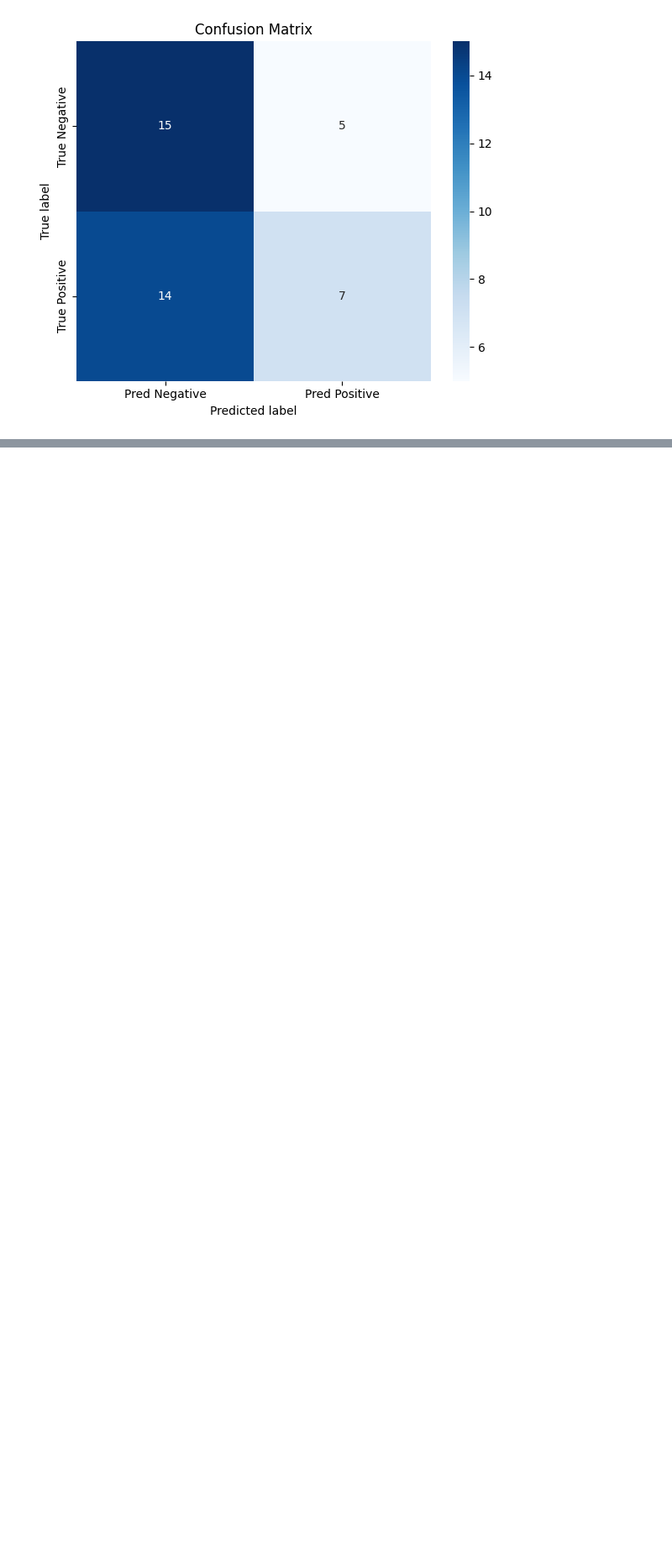
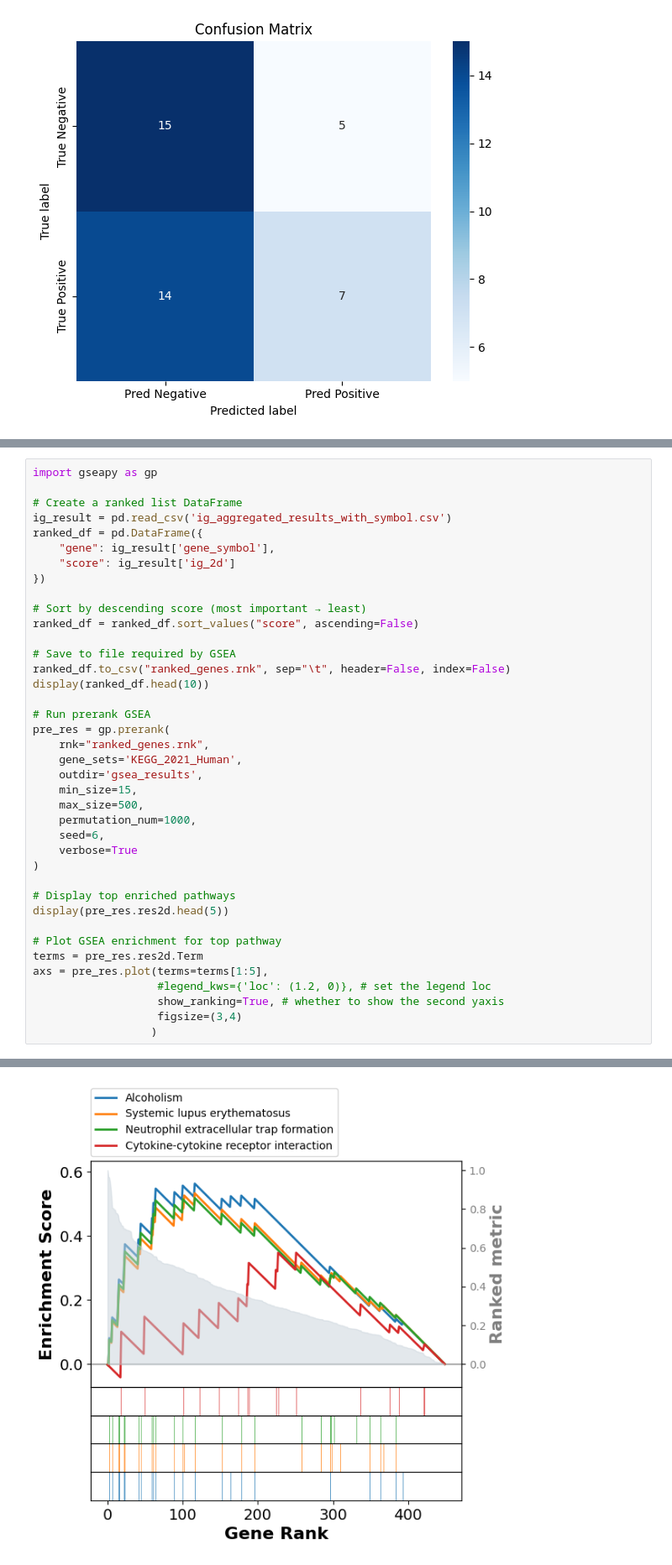
Before and after one commit to Kitiyaparnnn/MCI-AD, a Jupyter notebook: cnn_classifications.ipynb, the cells around one changed output, grey strips where cells are left out. Shown at 84% size. Cells and saved outputs as stored; diff of their text form; blank space fills up the shorter version.

Commit message:
run GSEA

```diff
--- a/cnn_classifications.ipynb
+++ b/cnn_classifications.ipynb
@@ -701,0 +713,40 @@ plot_confusion_matrix_from_metrics(metrics_2D[0])
+# %%
+import gseapy as gp
+
+# Create a ranked list DataFrame
+ig_result = pd.read_csv('ig_aggregated_results_with_symbol.csv')
+ranked_df = pd.DataFrame({
+    "gene": ig_result['gene_symbol'],
+    "score": ig_result['ig_2d']
+})
+
+# Sort by descending score (most important → least)
+ranked_df = ranked_df.sort_values("score", ascending=False)
+
+# Save to file required by GSEA
+ranked_df.to_csv("ranked_genes.rnk", sep="\t", header=False, index=False)
+display(ranked_df.head(10))
+
+# Run prerank GSEA
+pre_res = gp.prerank(
+    rnk="ranked_genes.rnk",
+    gene_sets='KEGG_2021_Human',
+    outdir='gsea_results',
+    min_size=15,
+    max_size=500,
+    permutation_num=1000,
+    seed=6,
+    verbose=True
+)
+
+# Display top enriched pathways
+display(pre_res.res2d.head(5))
+
+# Plot GSEA enrichment for top pathway
+terms = pre_res.res2d.Term
+axs = pre_res.plot(terms=terms[1:5],
+                   #legend_kws={'loc': (1.2, 0)}, # set the legend loc
+                   show_ranking=True, # whether to show the second yaxis
+                   figsize=(3,4)
+                  )
+# %% [output]
@@ -701,0 +776 @@ plot_confusion_matrix_from_metrics(metrics_2D[0])
+[figure, added]
```
Also changed, not shown: parts of 5 cells of this notebook, 2 other files.
